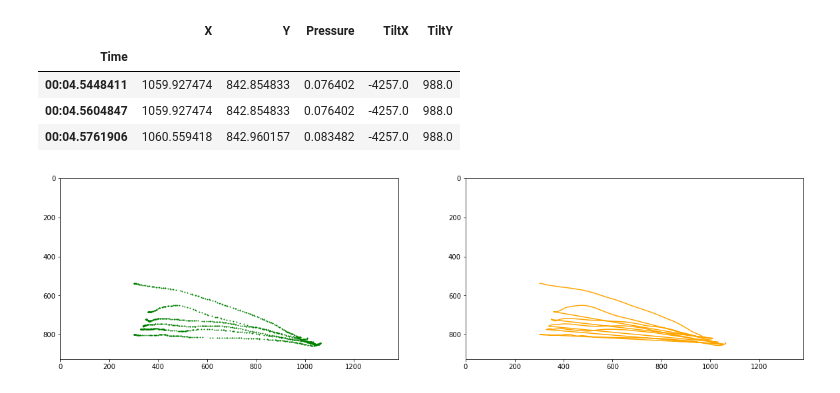
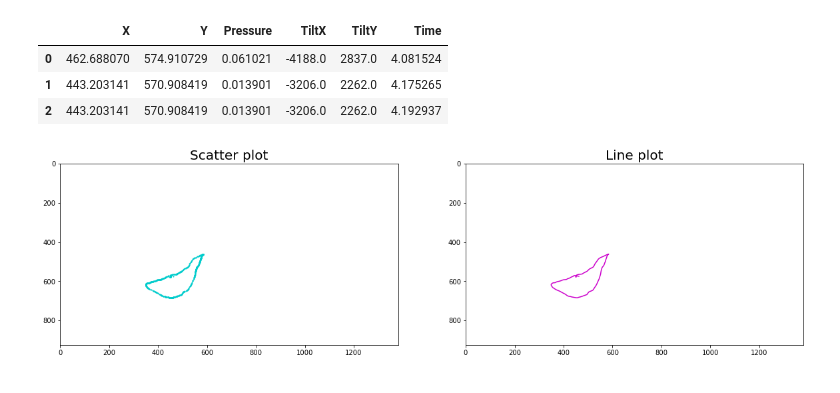
Before and after one commit to NoaAmichai/Final_project, a Jupyter notebook: Final_project.ipynb, the cells around one changed output. Drawn from its saved outputs; the diff is of its cells as text; code cells hidden in the pictures.

```diff
--- a/Final_project.ipynb
+++ b/Final_project.ipynb
@@ -36,7 +37,7 @@ def show_data():
             plt.tight_layout()
             plt.show()
 # %%
-data = pd.read_csv(r'train/7554/SimpleTest/9.csv')
+data = pd.read_csv(r'train/7556/SimpleTest/18.csv')
 # %%
 data.info()
 # %% [output]
@@ -77,5 +77,0 @@ Time Elapsed till drawing started: 00:04.5281163
-# %%
-#data['Time'] = pd.to_datetime(data['Time'],format="%M:%S.%f").dt.time
-data['X'] = data.X.astype(float)
-data['Time'] = data.Time.astype(str)
-data = data.set_index(data['Time']).drop("Time", axis = 1)
@@ -84,27 +80,30 @@ data = data.set_index(data['Time']).drop("Time", axis = 1)
+# %%
+# change the Time column to float
+data.Time = data.Time.str.replace("00:","").astype(np.float64)
 # %%
 data.head(3)
 # %% [output]
-|  | X | Y | Pressure | TiltX | TiltY |
-| Time |  |  |  |  |  |
-| 00:04.5448411 | 1059.927474 | 842.854833 | 0.076402 | -4257.0 | 988.0 |
-| 00:04.5604847 | 1059.927474 | 842.854833 | 0.076402 | -4257.0 | 988.0 |
-| 00:04.5761906 | 1060.559418 | 842.960157 | 0.083482 | -4257.0 | 988.0 |
+|  | X | Y | Pressure | TiltX | TiltY | Time |
+| 0 | 462.688070 | 574.910729 | 0.061021 | -4188.0 | 2837.0 | 4.081524 |
+| 1 | 443.203141 | 570.908419 | 0.013901 | -3206.0 | 2262.0 | 4.175265 |
+| 2 | 443.203141 | 570.908419 | 0.013901 | -3206.0 | 2262.0 | 4.192937 |
 # %%
 fig=plt.figure(figsize=(20,5))
 ax= fig.add_subplot(1, 2, 1)
 
 plt.gca().invert_yaxis()
-ax.scatter(data.X,data.Y,s=1,c='green')
+ax.scatter(data.X,data.Y,s=1,c='#00CCCC')
 ax.set_xbound(lower=0.0, upper=1381)
 ax.set_ybound(lower=0.0, upper=925)
+ax.set_title("Scatter plot",fontdict={'fontsize': 20})
 
 ax2 = fig.add_subplot(1, 2, 2)
 plt.gca().invert_yaxis()
-ax2.plot(data.X,data.Y,c='orange')
+ax2.plot(data.X,data.Y,"#CC00CC")
 ax2.set_xbound(lower=0.0, upper=1381)
 ax2.set_ybound(lower=0.0, upper=925)
-
+ax2.set_title("Line plot",fontdict={'fontsize': 20})
 
 plt.show()
 # %% [output]
-[figure, old version]
+[figure, new version]
```
Also changed, not shown: parts of 21 cells of this notebook.
